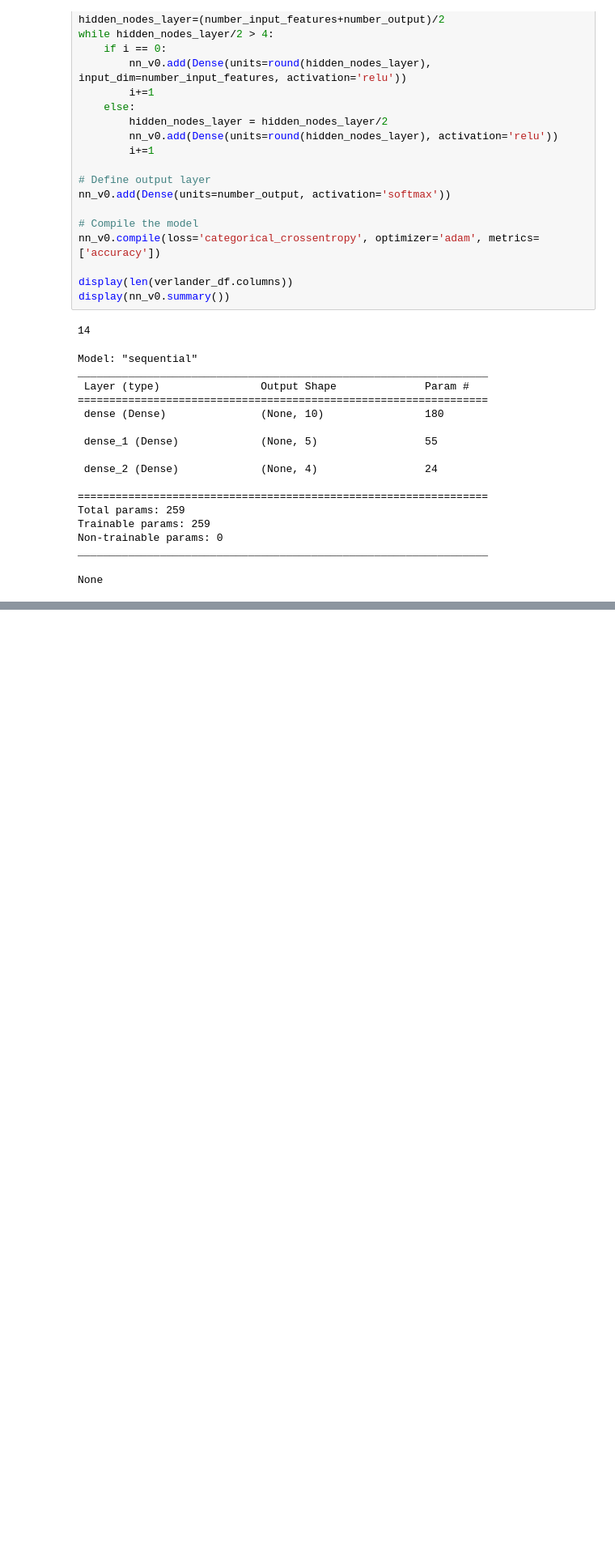
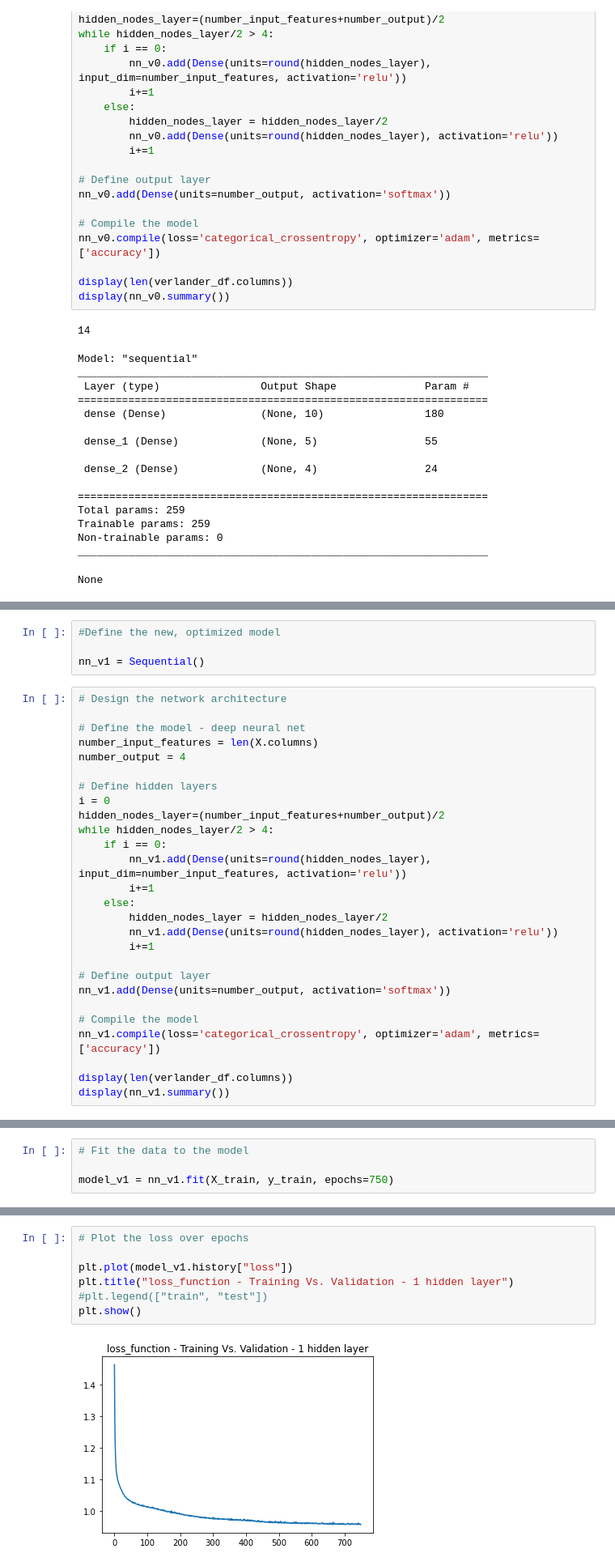
Before and after one commit to Rishi-Prasadha/MLB_ML_Pitching_Prediction, a Jupyter notebook: rishi/starter.ipynb, the cells around one changed output, grey strips where cells are left out. Shown at 81% size. Saved outputs shown, nothing was run; the diff lists cells and outputs as text; blank space fills up the shorter version.

Commit message:
Optimized model

```diff
--- a/rishi/starter.ipynb
+++ b/rishi/starter.ipynb
@@ -287,0 +280,31 @@ array([[5.1478008e-03, 1.9422759e-01, 4.3871608e-01, 3.6190856e-01],
+# %%
+#Define the new, optimized model
+
+nn_v1 = Sequential()
+# %%
+# Design the network architecture
+
+# Define the model - deep neural net
+number_input_features = len(X.columns)
+number_output = 4
+
+# Define hidden layers
+i = 0
+hidden_nodes_layer=(number_input_features+number_output)/2
+while hidden_nodes_layer/2 > 4:
+    if i == 0:
+        nn_v1.add(Dense(units=round(hidden_nodes_layer), input_dim=number_input_features, activation='relu'))
+        i+=1
+    else:
+        hidden_nodes_layer = hidden_nodes_layer/2
+        nn_v1.add(Dense(units=round(hidden_nodes_layer), activation='relu'))
+        i+=1
+
+# Define output layer
+nn_v1.add(Dense(units=number_output, activation='softmax'))
+
+# Compile the model
+nn_v1.compile(loss='categorical_crossentropy', optimizer='adam', metrics=['accuracy'])
+
+display(len(verlander_df.columns))
+display(nn_v1.summary())
@@ -287,0 +329,4 @@ array([[5.1478008e-03, 1.9422759e-01, 4.3871608e-01, 3.6190856e-01],
+# %%
+# Fit the data to the model
+
+model_v1 = nn_v1.fit(X_train, y_train, epochs=750)
@@ -287,0 +351,9 @@ array([[5.1478008e-03, 1.9422759e-01, 4.3871608e-01, 3.6190856e-01],
+# %%
+# Plot the loss over epochs
+
+plt.plot(model_v1.history["loss"])
+plt.title("loss_function - Training Vs. Validation - 1 hidden layer")
+#plt.legend(["train", "test"])
+plt.show()
+# %% [output]
+[figure, added]
```
Also changed, not shown: parts of 10 cells of this notebook.
